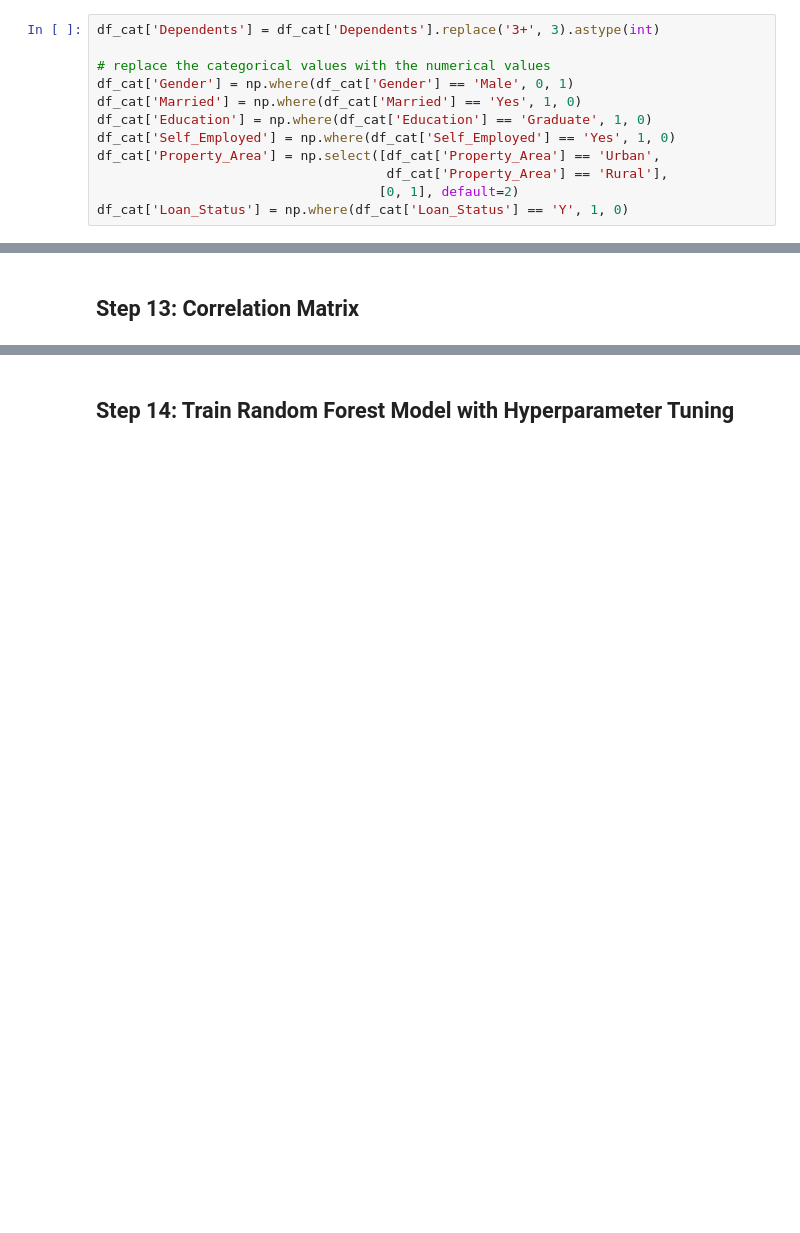
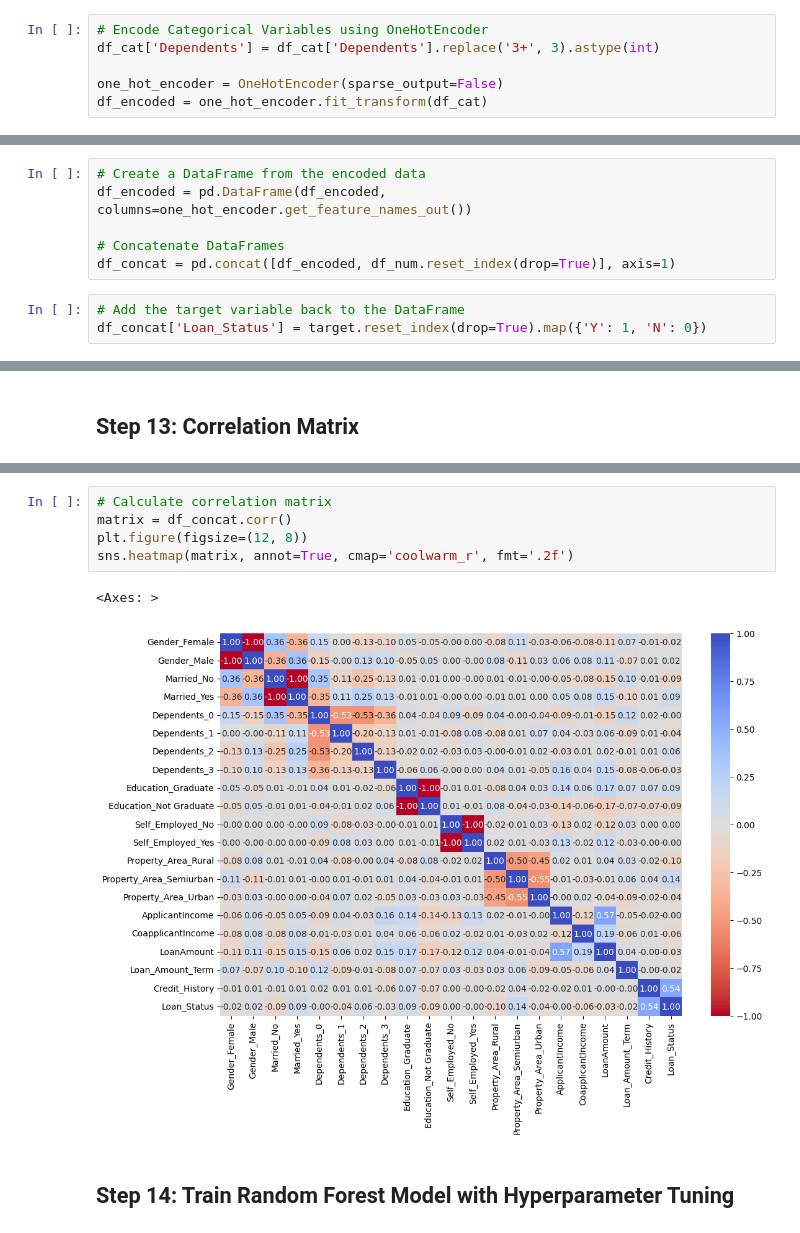
Before and after one commit to Patrick-NII/Analyse_Credits, a Jupyter notebook: Model_RandForest.ipynb, the cells around one changed output, grey strips where cells are left out. Cells and saved outputs as stored; diff of their text form; blank space fills up the shorter version.

```diff
--- a/Model_RandForest.ipynb
+++ b/Model_RandForest.ipynb
@@ -64,17 +50,11 @@ for value in numeric:
 df_num = df[numeric]
 # %% [markdown]
 ## Step 5: Encode Categorical Variables
-# %%
-df_cat['Dependents'] = df_cat['Dependents'].replace('3+', 3).astype(int)
-
-# replace the categorical values with the numerical values
-df_cat['Gender'] = np.where(df_cat['Gender'] == 'Male', 0, 1)
-df_cat['Married'] = np.where(df_cat['Married'] == 'Yes', 1, 0)
-df_cat['Education'] = np.where(df_cat['Education'] == 'Graduate', 1, 0)
-df_cat['Self_Employed'] = np.where(df_cat['Self_Employed'] == 'Yes', 1, 0)
-df_cat['Property_Area'] = np.select([df_cat['Property_Area'] == 'Urban',
-                                     df_cat['Property_Area'] == 'Rural'],
-                                    [0, 1], default=2)
-df_cat['Loan_Status'] = np.where(df_cat['Loan_Status'] == 'Y', 1, 0)
+# %%
+# Encode Categorical Variables using OneHotEncoder
+df_cat['Dependents'] = df_cat['Dependents'].replace('3+', 3).astype(int)
+
+one_hot_encoder = OneHotEncoder(sparse_output=False)
+df_encoded = one_hot_encoder.fit_transform(df_cat)
 # %% [markdown]
 ## Step 6: Concatenate DataFrames
@@ -92,3 +61,12 @@ df_concat.head()
+# %%
+# Create a DataFrame from the encoded data
+df_encoded = pd.DataFrame(df_encoded, columns=one_hot_encoder.get_feature_names_out())
+
+# Concatenate DataFrames
+df_concat = pd.concat([df_encoded, df_num.reset_index(drop=True)], axis=1)
+# %%
+# Add the target variable back to the DataFrame
+df_concat['Loan_Status'] = target.reset_index(drop=True).map({'Y': 1, 'N': 0})
 # %% [markdown]
 ## Step 7: Data Information
 # %%
@@ -183,3 +144,11 @@ matrix
+# %%
+# Calculate correlation matrix
+matrix = df_concat.corr()
+plt.figure(figsize=(12, 8))
+sns.heatmap(matrix, annot=True, cmap='coolwarm_r', fmt='.2f')
+# %% [output]
+<Axes: >
+[figure, added]
 # %% [markdown]
 ## Step 14: Train Random Forest Model with Hyperparameter Tuning
 # %%
```
Also changed, not shown: parts of 11 cells of this notebook.
